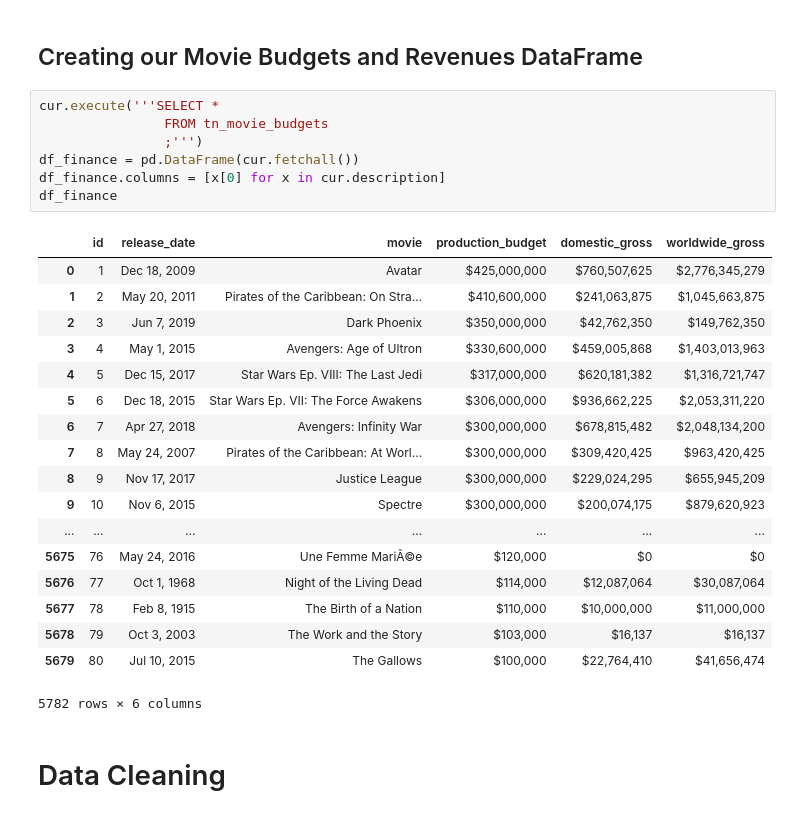
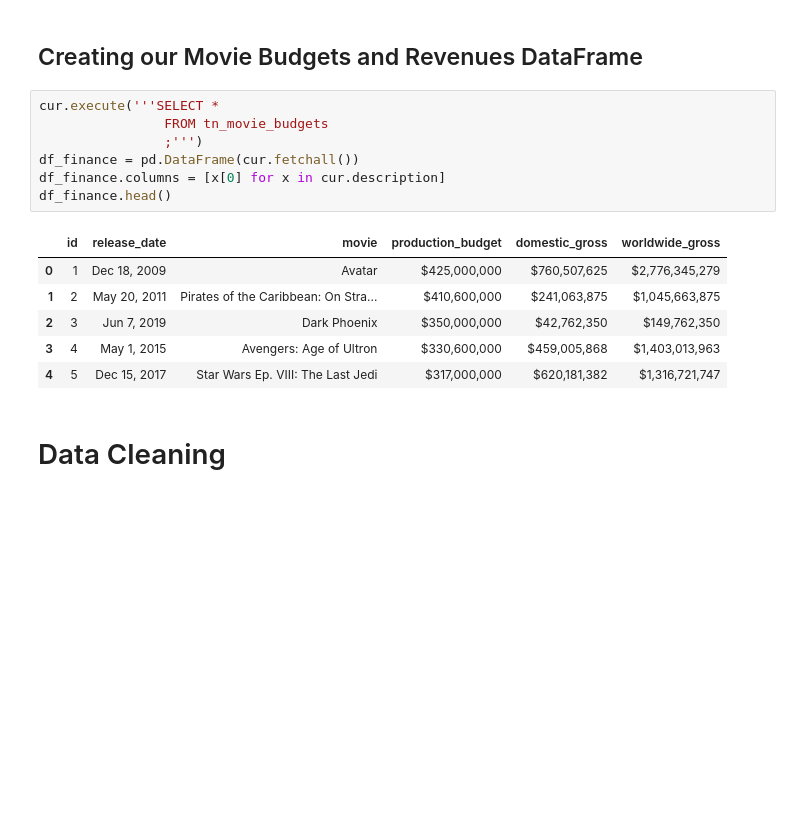
Before and after one commit to tcastanley/Movie_Analysis, a Jupyter notebook: Country_Movie_Inspection.ipynb, the cells around one changed output. Cells and saved outputs as stored; diff of their text form; blank space fills up the shorter version.

```diff
--- a/Country_Movie_Inspection.ipynb
+++ b/Country_Movie_Inspection.ipynb
@@ -66,29 +85,17 @@ df_country
 # %%
 cur.execute('''SELECT *
                 FROM tn_movie_budgets
                 ;''')
 df_finance = pd.DataFrame(cur.fetchall())
 df_finance.columns = [x[0] for x in cur.description]
-df_finance
+df_finance.head()
 # %% [output]
 |  | id | release_date | movie | production_budget | domestic_gross | worldwide_gross |
 | 0 | 1 | Dec 18, 2009 | Avatar | $425,000,000 | $760,507,625 | $2,776,345,279 |
 | 1 | 2 | May 20, 2011 | Pirates of the Caribbean: On Stra... | $410,600,000 | $241,063,875 | $1,045,663,875 |
 | 2 | 3 | Jun 7, 2019 | Dark Phoenix | $350,000,000 | $42,762,350 | $149,762,350 |
 | 3 | 4 | May 1, 2015 | Avengers: Age of Ultron | $330,600,000 | $459,005,868 | $1,403,013,963 |
 | 4 | 5 | Dec 15, 2017 | Star Wars Ep. VIII: The Last Jedi | $317,000,000 | $620,181,382 | $1,316,721,747 |
-| 5 | 6 | Dec 18, 2015 | Star Wars Ep. VII: The Force Awakens | $306,000,000 | $936,662,225 | $2,053,311,220 |
-| 6 | 7 | Apr 27, 2018 | Avengers: Infinity War | $300,000,000 | $678,815,482 | $2,048,134,200 |
-| 7 | 8 | May 24, 2007 | Pirates of the Caribbean: At Worl... | $300,000,000 | $309,420,425 | $963,420,425 |
-| 8 | 9 | Nov 17, 2017 | Justice League | $300,000,000 | $229,024,295 | $655,945,209 |
-| 9 | 10 | Nov 6, 2015 | Spectre | $300,000,000 | $200,074,175 | $879,620,923 |
-| ... | ... | ... | ... | ... | ... | ... |
-| 5675 | 76 | May 24, 2016 | Une Femme MariÃ©e | $120,000 | $0 | $0 |
-| 5676 | 77 | Oct 1, 1968 | Night of the Living Dead | $114,000 | $12,087,064 | $30,087,064 |
-| 5677 | 78 | Feb 8, 1915 | The Birth of a Nation | $110,000 | $10,000,000 | $11,000,000 |
-| 5678 | 79 | Oct 3, 2003 | The Work and the Story | $103,000 | $16,137 | $16,137 |
-| 5679 | 80 | Jul 10, 2015 | The Gallows | $100,000 | $22,764,410 | $41,656,474 |
-5782 rows × 6 columns
 # %% [markdown]
 # Data Cleaning
 # %% [markdown]
```
Also changed, not shown: parts of 9 cells of this notebook, 1 other file.
